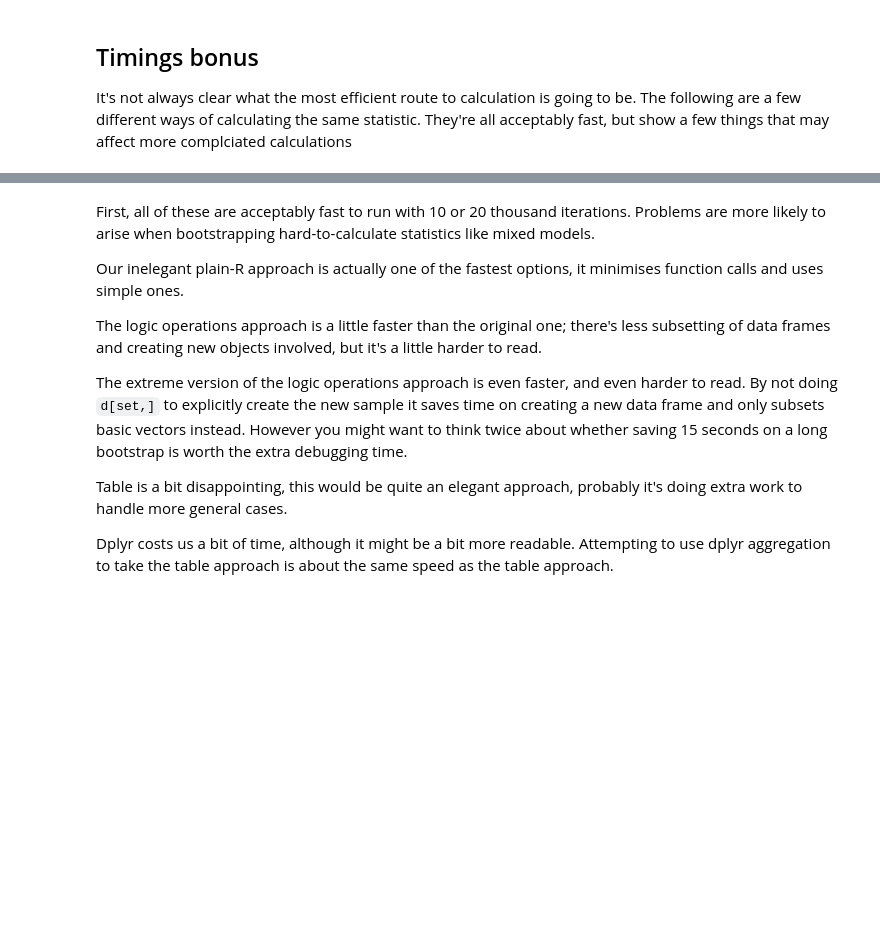
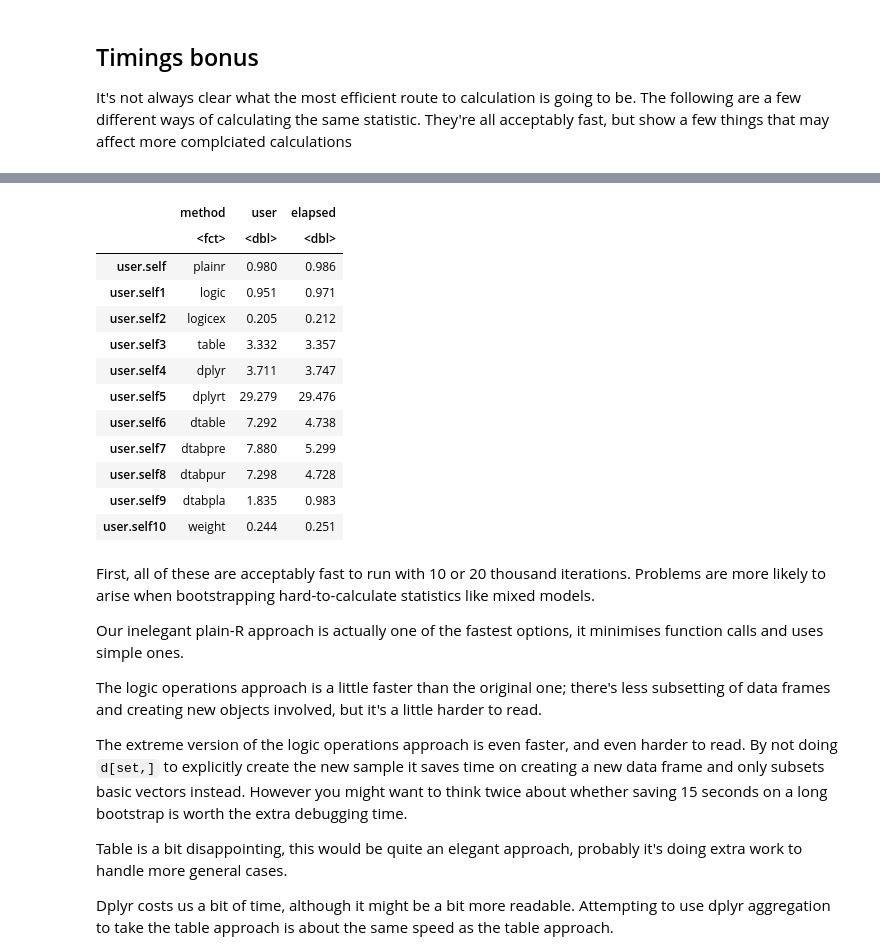
Before and after one commit to imalone/bootstrap-demo, a Jupyter notebook: bootstrap-demo.ipynb, the cells around one changed output, grey strips where cells are left out. Saved outputs shown, nothing was run; the diff lists cells and outputs as text; code cells hidden in the pictures; blank space fills up the shorter version.

```diff
--- a/bootstrap-demo.ipynb
+++ b/bootstrap-demo.ipynb
@@ -879,16 +879,18 @@ effrateWeight <- function(d,set) {
    effrate * 100
  }
 # %%
-system.time(boot.risk.1000 <- boot(vacctrial,effratePlainR, 1000, strata=vacctrial$group))
-system.time(boot.risk.1000 <- boot(vacctrial,effratePlainRLogic, 1000, strata=vacctrial$group))
-system.time(boot.risk.1000 <- boot(vacctrial,effratePlainRLogicExtreme, 1000, strata=vacctrial$group))
-system.time(boot.risk.1000 <- boot(vacctrial,effrateByTable, 1000, strata=vacctrial$group))
-system.time(boot.risk.1000 <- boot(vacctrial,effrateByDplyr, 1000, strata=vacctrial$group))
-system.time(boot.risk.1000 <- boot(vacctrial,effrateByDplyrTable, 1000, strata=vacctrial$group))
-system.time(boot.risk.1000 <- boot(vacctrial,effrateByDtable, 1000, strata=vacctrial$group))
-system.time(boot.risk.1000 <- boot(as.data.table(vacctrial),effrateByDtable, 1000, strata=vacctrial$group))
-system.time(boot.risk.1000 <- boot(as.data.table(vacctrial),effrateOnDtable, 1000, strata=vacctrial$group))
-system.time(boot.risk.1000 <- boot(as.data.table(vacctrial),effratePlainR, 1000, strata=vacctrial$group))
-
-system.time(boot.risk.1000 <- boot(as.data.table(vacctrial),effrateWeight, 1000, strata=vacctrial$group, stype="w"))
+boottimes<-data.frame(method=character(0),user=numeric(0), elapsed=numeric(0))
+addb <- function(meth, syst) { p <- parent.frame() ; p[['boottimes']] <- rbind(boottimes, data.frame(method=meth,user=syst['user.self'],elapsed=syst['elapsed']))}
+addb("plainr", system.time(boot.risk.1000 <- boot(vacctrial,effratePlainR, 1000, strata=vacctrial$group)))
+addb("logic",  system.time(boot.risk.1000 <- boot(vacctrial,effratePlainRLogic, 1000, strata=vacctrial$group)))
+addb("logicex",system.time(boot.risk.1000 <- boot(vacctrial,effratePlainRLogicExtreme, 1000, strata=vacctrial$group)))
+addb("table",  system.time(boot.risk.1000 <- boot(vacctrial,effrateByTable, 1000, strata=vacctrial$group)))
+addb("dplyr",  system.time(boot.risk.1000 <- boot(vacctrial,effrateByDplyr, 1000, strata=vacctrial$group)))
+addb("dplyrt", system.time(boot.risk.1000 <- boot(vacctrial,effrateByDplyrTable, 1000, strata=vacctrial$group)))
+addb("dtable", system.time(boot.risk.1000 <- boot(vacctrial,effrateByDtable, 1000, strata=vacctrial$group)))
+addb("dtabpre",system.time(boot.risk.1000 <- boot(as.data.table(vacctrial),effrateByDtable, 1000, strata=vacctrial$group)))
+addb("dtabpur",system.time(boot.risk.1000 <- boot(as.data.table(vacctrial),effrateOnDtable, 1000, strata=vacctrial$group)))
+addb("dtabpla",system.time(boot.risk.1000 <- boot(as.data.table(vacctrial),effratePlainR, 1000, strata=vacctrial$group)))
+addb("weight", system.time(boot.risk.1000 <- boot(vacctrial,effrateWeight, 1000, strata=vacctrial$group, stype="w")))
+boottimes
 # %% [output]
@@ -917,3 +898,16 @@ system.time(boot.risk.1000 <- boot(as.data.table(vacctrial),effrateWeight, 1000,
+|  | method | user | elapsed |
+|  | <fct> | <dbl> | <dbl> |
+| user.self | plainr | 0.980 | 0.986 |
+| user.self1 | logic | 0.951 | 0.971 |
+| user.self2 | logicex | 0.205 | 0.212 |
+| user.self3 | table | 3.332 | 3.357 |
+| user.self4 | dplyr | 3.711 | 3.747 |
+| user.self5 | dplyrt | 29.279 | 29.476 |
+| user.self6 | dtable | 7.292 | 4.738 |
+| user.self7 | dtabpre | 7.880 | 5.299 |
+| user.self8 | dtabpur | 7.298 | 4.728 |
+| user.self9 | dtabpla | 1.835 | 0.983 |
+| user.self10 | weight | 0.244 | 0.251 |
 # %% [markdown]
 First, all of these are acceptably fast to run with 10 or 20 thousand iterations. Problems are more likely to arise when bootstrapping hard-to-calculate statistics like mixed models.
 
```
Also changed, not shown: parts of 16 cells of this notebook.
